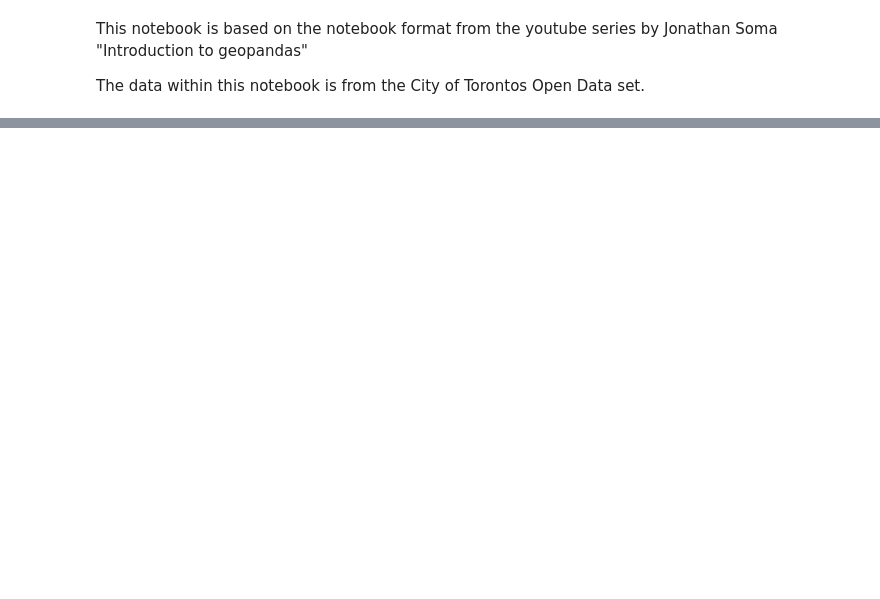
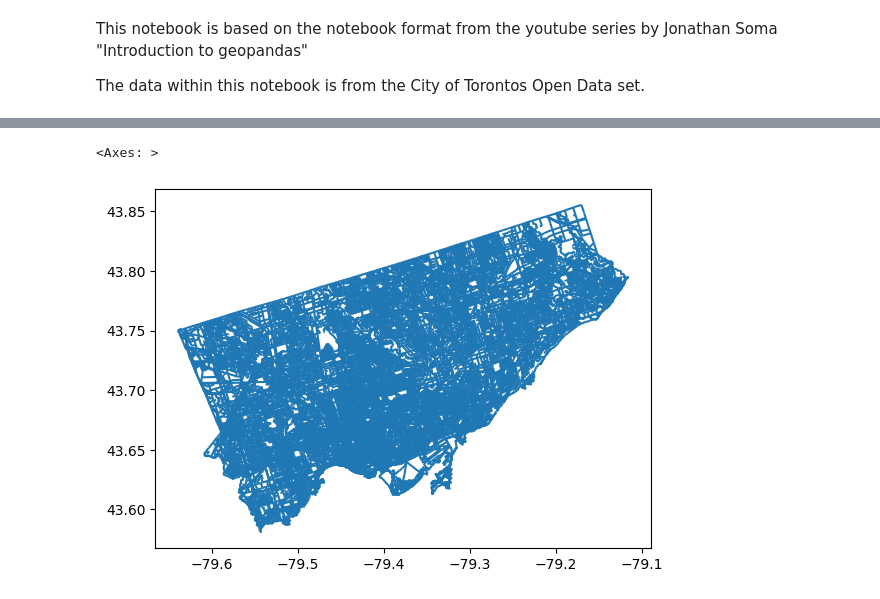
Before and after one commit to naorella/GIS_Showcase, a Jupyter notebook: template.ipynb, the cells around one changed output, grey strips where cells are left out. Drawn from its saved outputs; the diff is of its cells as text; code cells hidden in the pictures; blank space fills up the shorter version.

Commit message:
Update template with roads and traffic data

```diff
--- a/template.ipynb
+++ b/template.ipynb
@@ -47,0 +21,7 @@ roads_filtered.head()
+# %%
+shape_path = "/workspace/GIS_project/data/Centreline - Version 2 - 4326/Centreline - Version 2 - 4326.shp"
+centreline = gpd.read_file(shape_path)
+centreline.plot()
+# %% [output]
+<Axes: >
+[figure, added]
```
Also changed, not shown: parts of 16 cells of this notebook.
